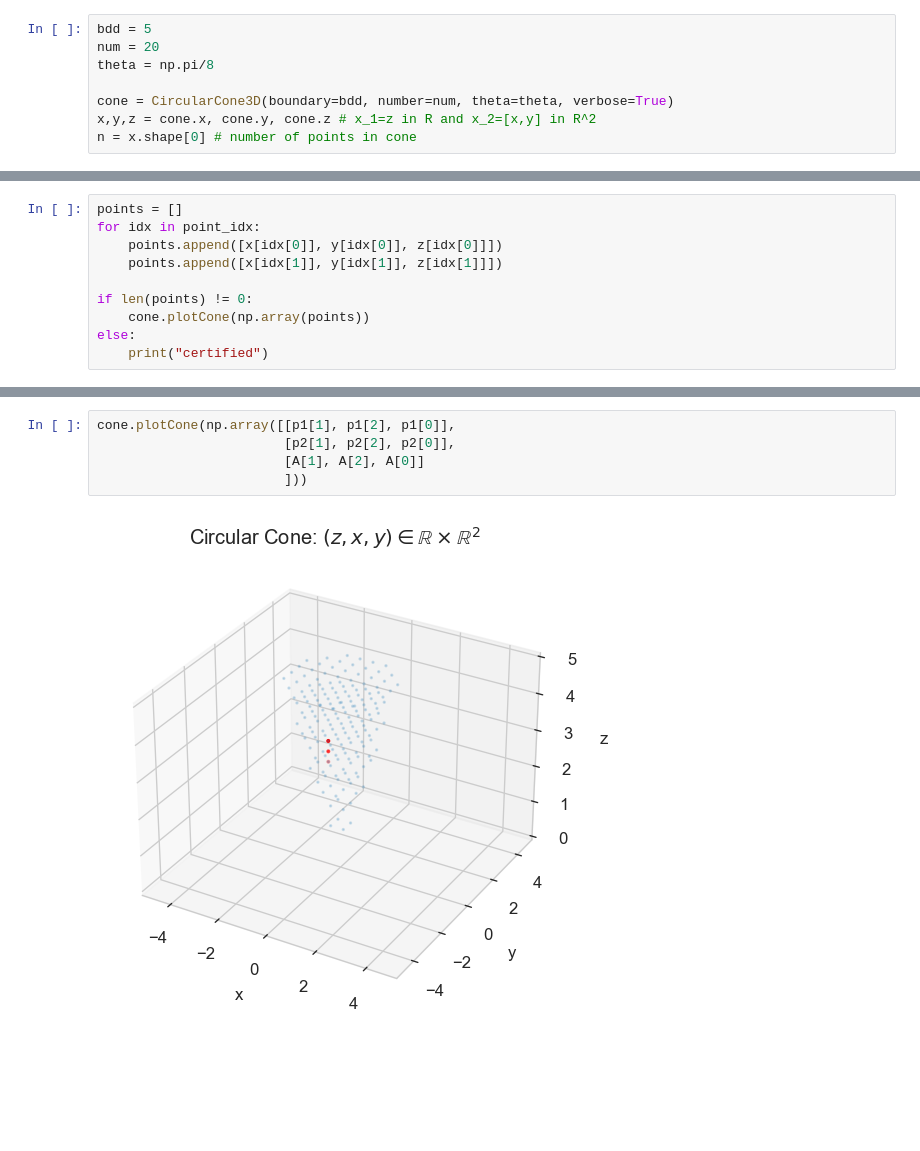
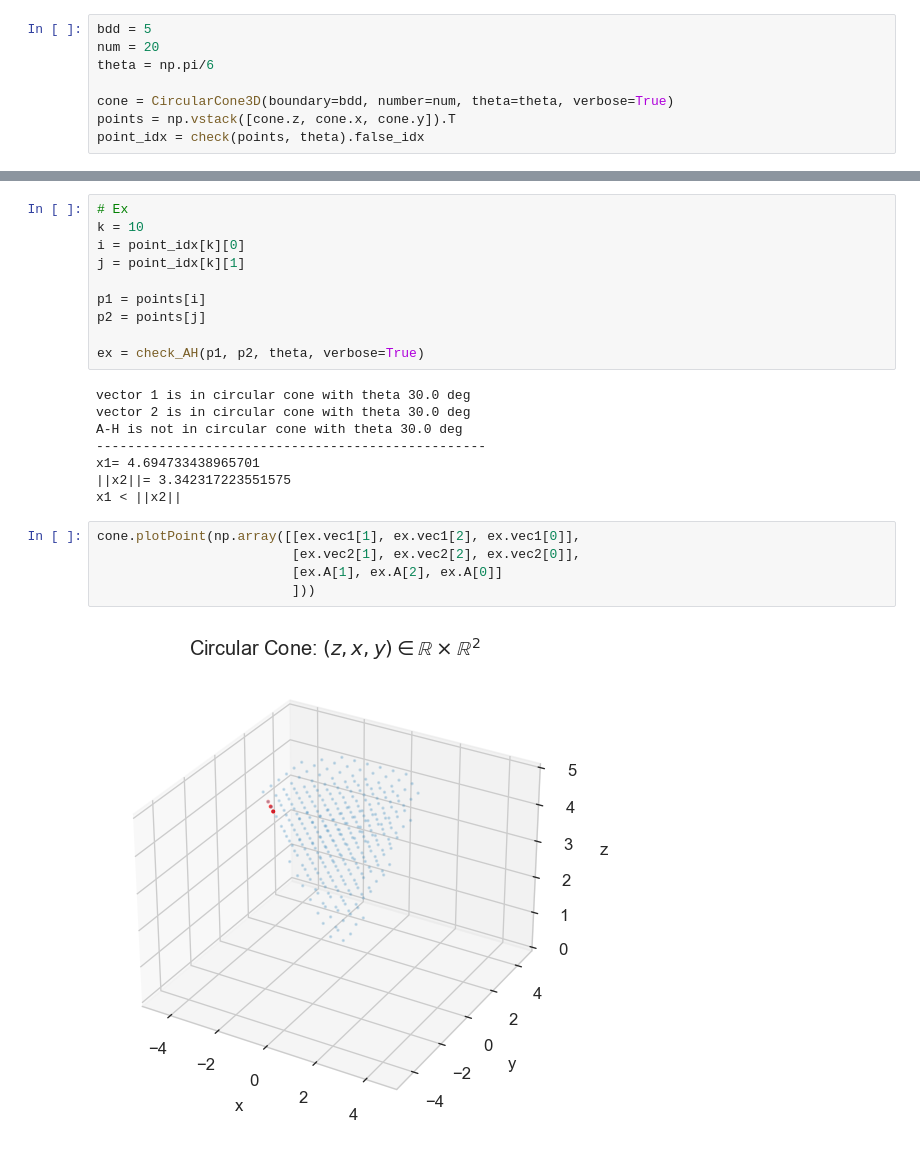
Before and after one commit to doggydoggy0101/math_project, a Jupyter notebook: cone/test.ipynb, the cells around one changed output, grey strips where cells are left out. Drawn from its saved outputs; the diff is of its cells as text; blank space fills up the shorter version.

```diff
--- a/cone/test.ipynb
+++ b/cone/test.ipynb
@@ -10,9 +10,9 @@ from evaluation import check
 # %%
 bdd = 5
 num = 20
-theta = np.pi/8
+theta = np.pi/6
 
 cone = CircularCone3D(boundary=bdd, number=num, theta=theta, verbose=True)
-x,y,z = cone.x, cone.y, cone.z # x_1=z in R and x_2=[x,y] in R^2
-n = x.shape[0] # number of points in cone
+points = np.vstack([cone.z, cone.x, cone.y]).T
+point_idx = check(points, theta).false_idx
 # %% [output]
@@ -38,10 +22,0 @@ for i in range(n):
-# %%
-points = []
-for idx in point_idx:
-    points.append([x[idx[0]], y[idx[0]], z[idx[0]]])
-    points.append([x[idx[1]], y[idx[1]], z[idx[1]]])
-
-if len(points) != 0:
-    cone.plotCone(np.array(points))
-else:
-    print("certified")
@@ -112,7 +28,25 @@ x1 < ||x2||
+# %%
+# Ex
+k = 10
+i = point_idx[k][0]
+j = point_idx[k][1]
+
+p1 = points[i]
+p2 = points[j]
+
+ex = check_AH(p1, p2, theta, verbose=True)
+# %% [output]
+vector 1 is in circular cone with theta 30.0 deg
+vector 2 is in circular cone with theta 30.0 deg
+A-H is not in circular cone with theta 30.0 deg
+--------------------------------------------------
+x1= 4.694733438965701
+||x2||= 3.342317223551575
+x1 < ||x2||
 # %%
-cone.plotCone(np.array([[p1[1], p1[2], p1[0]],
-                        [p2[1], p2[2], p2[0]],
-                        [A[1], A[2], A[0]]
-                        ]))
+cone.plotPoint(np.array([[ex.vec1[1], ex.vec1[2], ex.vec1[0]],
+                         [ex.vec2[1], ex.vec2[2], ex.vec2[0]],
+                         [ex.A[1], ex.A[2], ex.A[0]]
+                         ]))
 # %% [output]
-[figure, old version]
+[figure, new version]
```
Also changed, not shown: parts of 8 cells of this notebook, 3 other files.
